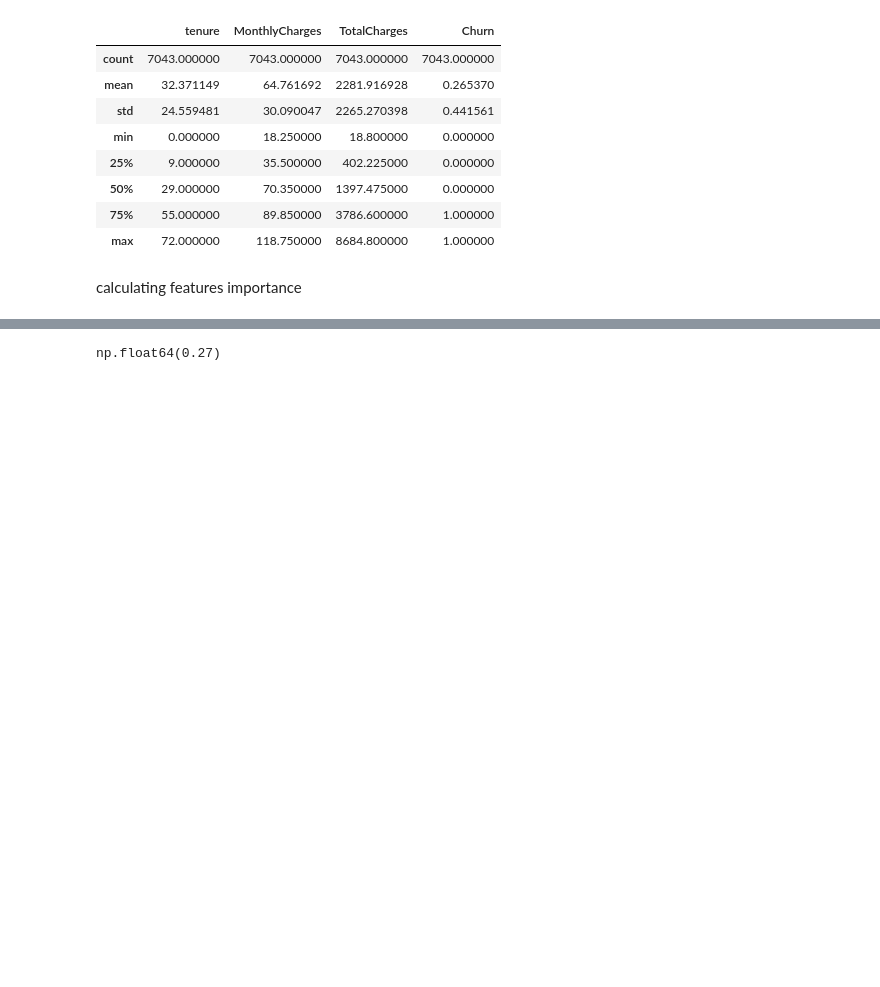
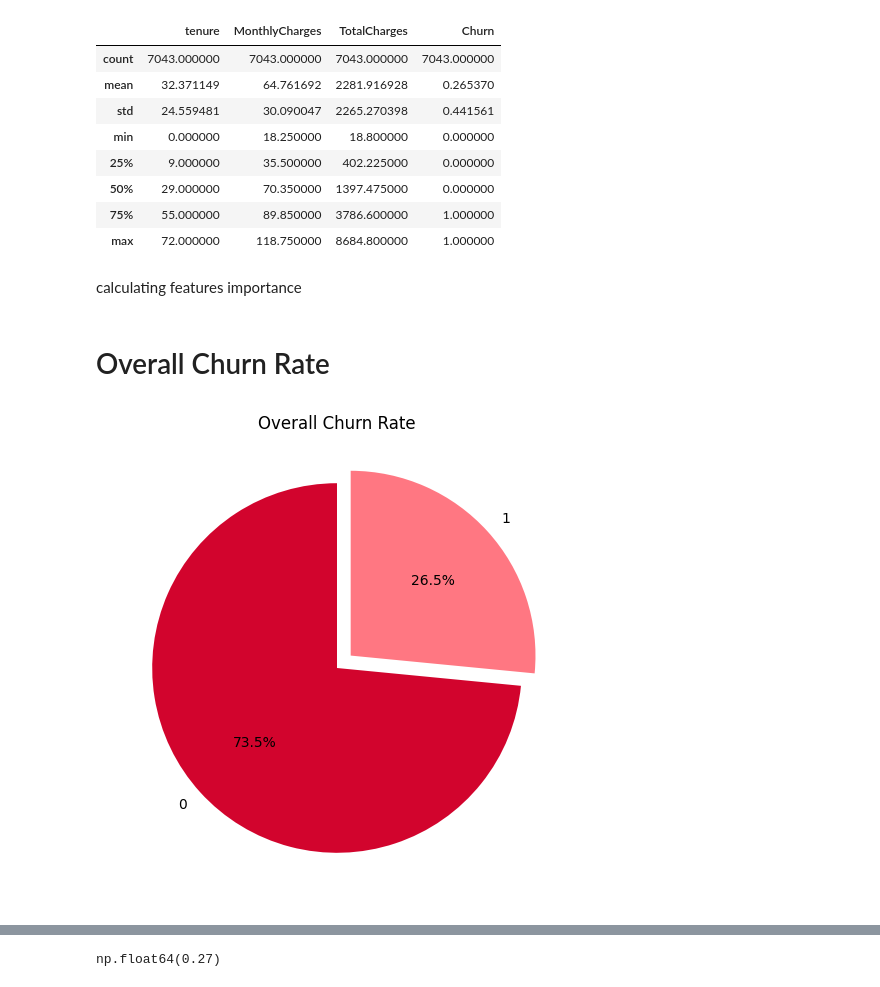
Before and after one commit to neel-dev-2000/Telco-Customer-Churn, a Jupyter notebook: Notebook/Churn.ipynb, the cells around one changed output, grey strips where cells are left out. Saved outputs shown, nothing was run; the diff lists cells and outputs as text; code cells hidden in the pictures; blank space fills up the shorter version.

```diff
--- a/Notebook/Churn.ipynb
+++ b/Notebook/Churn.ipynb
@@ -169,3 +169,25 @@ df.describe()
 | max | 72.000000 | 118.750000 | 8684.800000 | 1.000000 |
 # %% [markdown]
 calculating features importance
+# %% [markdown]
+# Overall Churn Rate
+# %%
+plt.figure(figsize=(6,6))
+churn_counts = df['Churn'].value_counts()
+labels = churn_counts.index
+# explode = [0.1 if label == "Yes" else 0 for label in labels]
+explode = [0, 0.1]
+plt.pie(
+    churn_counts,
+    labels=churn_counts.index,
+    colors=['#D2042D', '#FF7782'],
+    autopct='%1.1f%%',  # show percentage
+    startangle=90,      # rotate chart
+    shadow=False,
+    explode=explode
+)
+
+plt.title("Overall Churn Rate")
+plt.show()
+# %% [output]
+[figure, new version]
```
Also changed, not shown: parts of 11 cells of this notebook, 1 other file.
